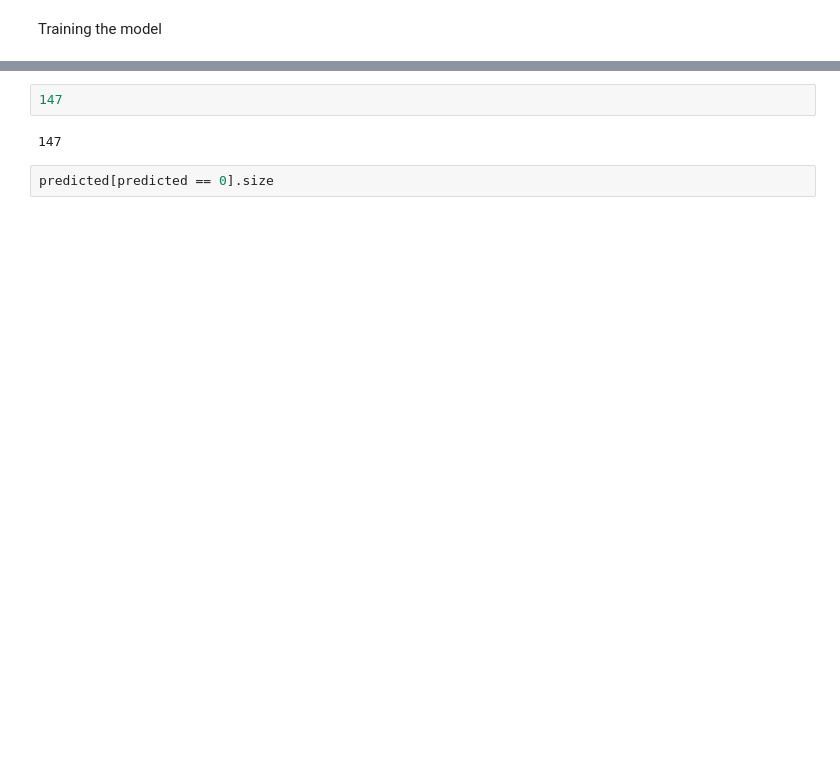
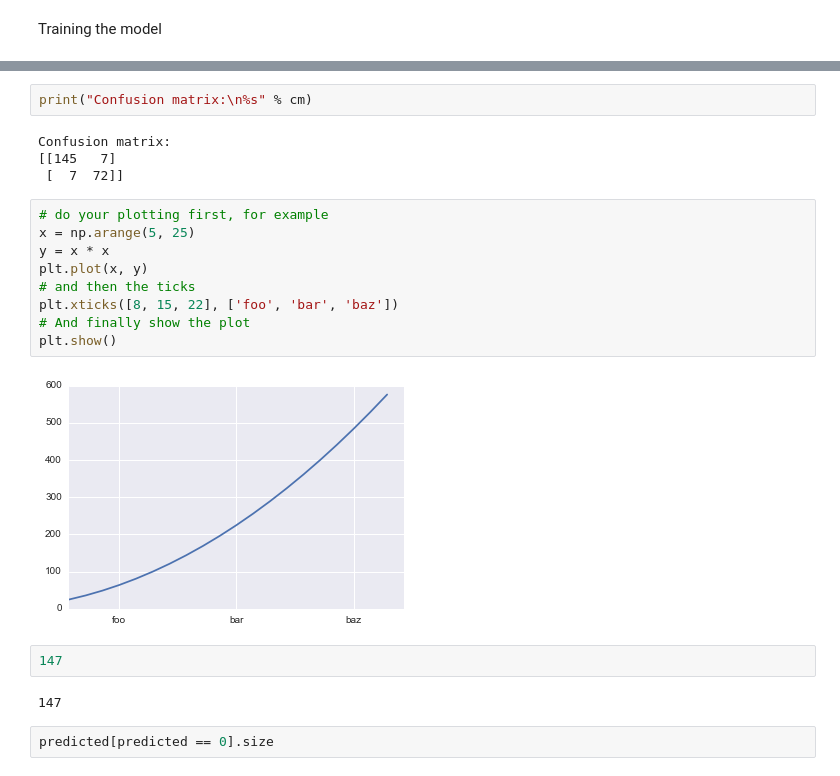
Before and after one commit to sjbgit/ml_intro, a Jupyter notebook: WisconsinBreastCancer/BC - test.ipynb, the cells around one changed output, grey strips where cells are left out. Cells and saved outputs as stored; diff of their text form; blank space fills up the shorter version.

```diff
--- a/WisconsinBreastCancer/BC - test.ipynb
+++ b/WisconsinBreastCancer/BC - test.ipynb
@@ -192,3 +275,20 @@ print(matrix)
+# %%
+print("Confusion matrix:\n%s" % cm)
+# %% [output]
+Confusion matrix:
+[[145   7]
+ [  7  72]]
+# %%
+# do your plotting first, for example
+x = np.arange(5, 25)
+y = x * x
+plt.plot(x, y)
+# and then the ticks
+plt.xticks([8, 15, 22], ['foo', 'bar', 'baz'])
+# And finally show the plot
+plt.show()
+# %% [output]
+[figure, added]
 # %%
 147
 # %% [output]
```
Also changed, not shown: parts of 23 cells of this notebook.
